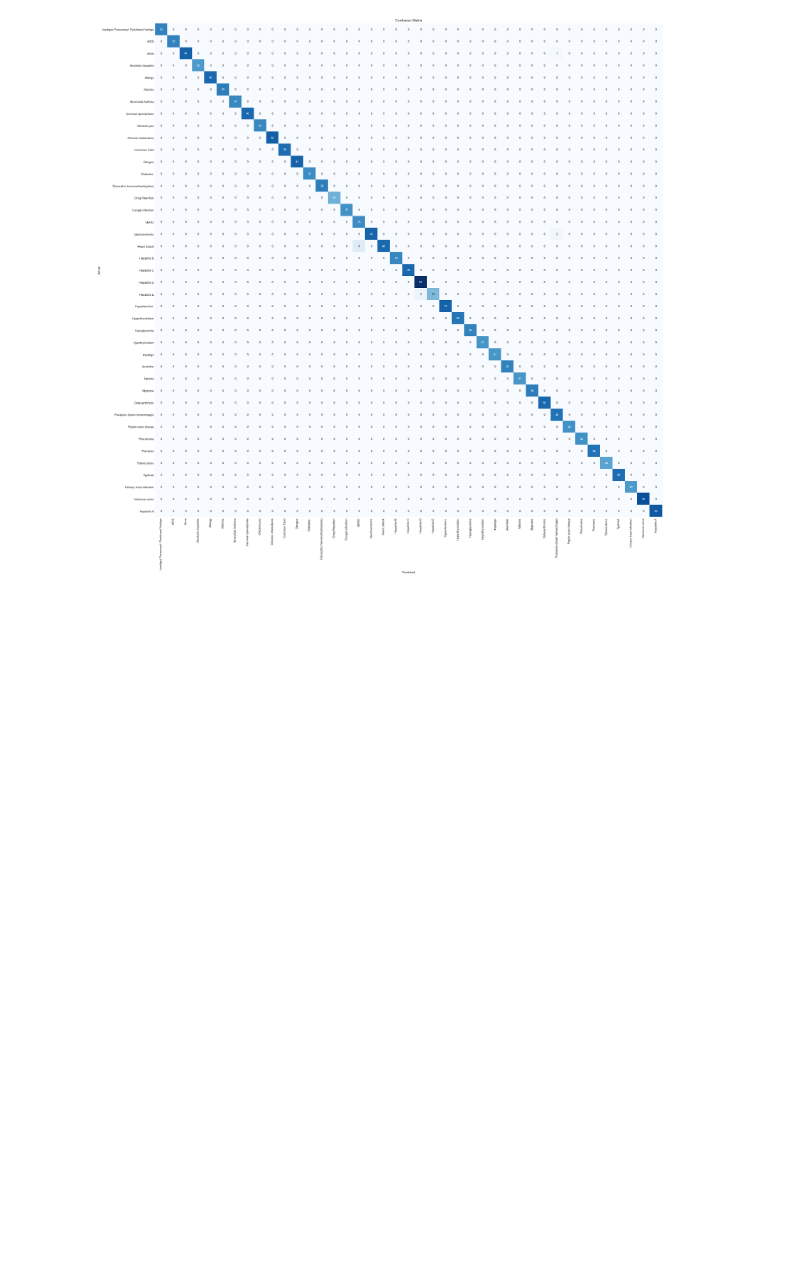
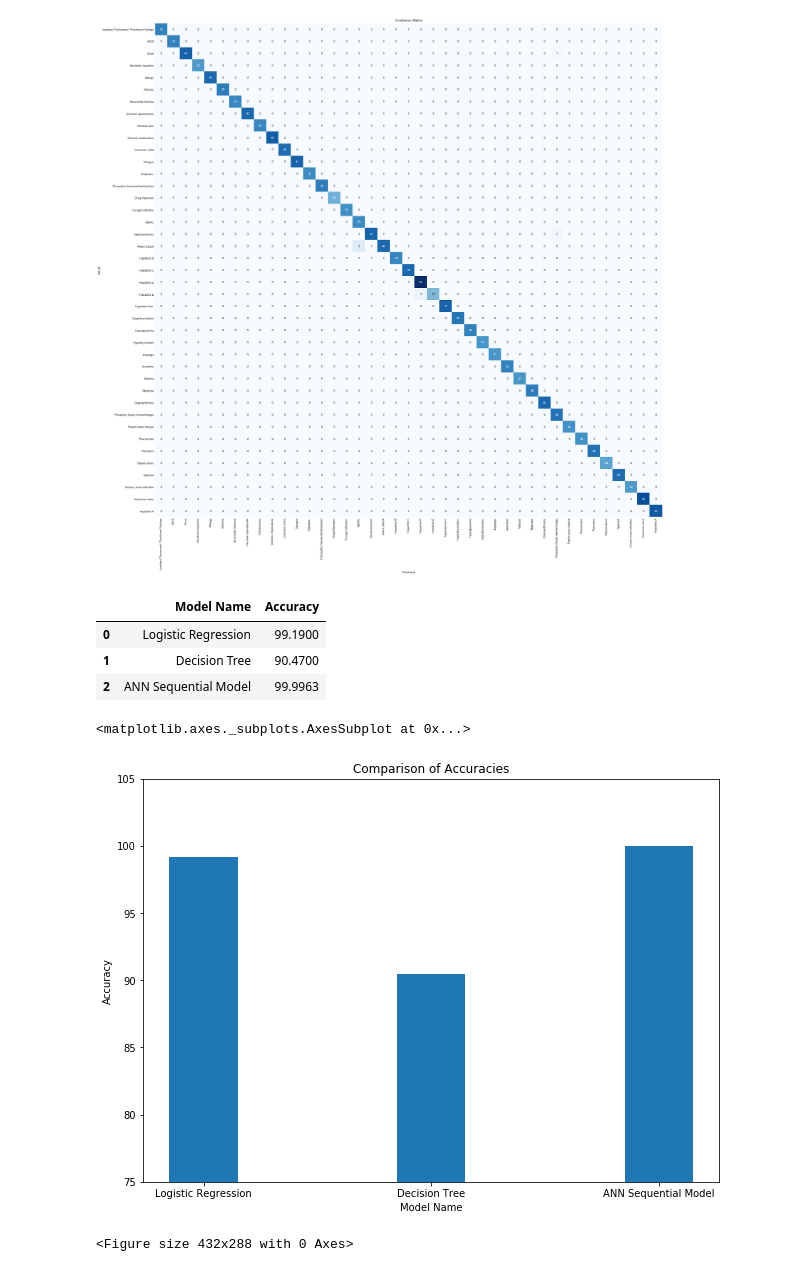
Before and after one commit to sukhada111/Disease-prediction-portal-with-Chatbot, a Jupyter notebook: ML Models/Disease Prediction Model.ipynb, the cells around one changed output. Drawn from its saved outputs; the diff is of its cells as text; code cells hidden in the pictures; blank space fills up the shorter version.

Commit message:
Bar plot added

```diff
--- a/ML Models/Disease Prediction Model.ipynb
+++ b/ML Models/Disease Prediction Model.ipynb
@@ -766,3 +766,36 @@ plt.title("Confusion Matrix")
 plt.show()
 # %% [output]
 [figure]
+# %%
+import pandas as pd
+data = [['Logistic Regression', 99.19], ['Decision Tree', 90.47], ['ANN Sequential Model', 99.9963]]
+df = pd.DataFrame(data, columns = ['Model Name', 'Accuracy'])
+df
+# %% [output]
+|  | Model Name | Accuracy |
+| 0 | Logistic Regression | 99.1900 |
+| 1 | Decision Tree | 90.4700 |
+| 2 | ANN Sequential Model | 99.9963 |
+# %%
+import matplotlib.pyplot as plt
+df.boxplot(by ='Model Name', column =['Accuracy'], grid = False)
+# %% [output]
+<matplotlib.axes._subplots.AxesSubplot at 0x...>
+# %%
+from matplotlib import pyplot as plt
+
+mn = df['Model Name']
+acc = df['Accuracy']
+
+fig = plt.figure(figsize =(10, 7), linewidth=0.5)
+axes=fig.add_axes([0.1,0.1,0.8,0.8])
+axes.set_xlabel('Model Name')
+axes.set_ylabel('Accuracy')
+axes.set_title('Comparison of Accuracies')
+plt.bar(mn, acc, width=0.3)
+axes.set_ylim([75,105])
+plt.show()
+plt.tight_layout()
+# %% [output]
+[figure, added]
+<Figure size 432x288 with 0 Axes>
```
Also changed, not shown: parts of 1 cell of this notebook, 2 other files.
